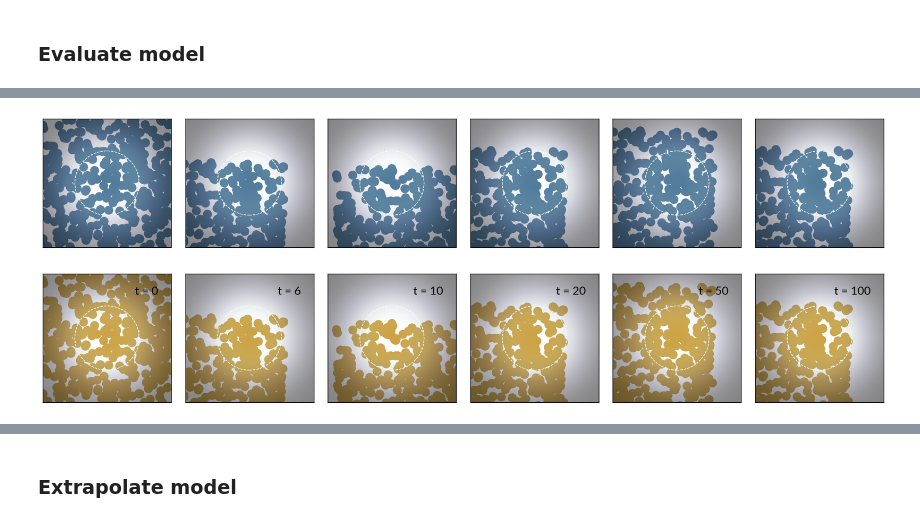
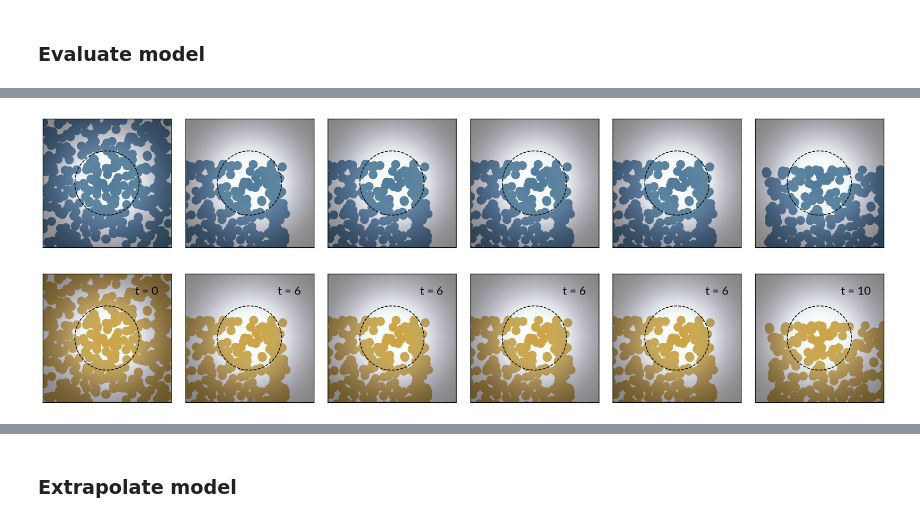
Before and after one commit to ninarina12/dynamiCXS, a Jupyter notebook: dynamicxs/systems/fluctuation/lotka.ipynb, the cells around one changed output, grey strips where cells are left out. Drawn from its saved outputs; the diff is of its cells as text; code cells hidden in the pictures.

```diff
--- a/dynamicxs/systems/fluctuation/lotka.ipynb
+++ b/dynamicxs/systems/fluctuation/lotka.ipynb
@@ -108,11 +108,11 @@ y0: torch.Size([1, 400, 2])
 Elapsed time: 0.000 s
 # %%
-i_eval = np.array([0,5,10,25,50,50])
+i_eval = np.array([0,1,2,4,6,8])
 t_eval = np.round(lv.t[i_eval].numpy()).astype(int)
 
 fig = lv.plot_series(y_batch[i_eval,0], ntype='none')
 for ax in fig._localaxes:
-    cxs.plot_probe(ax)
+    cxs.plot_probe(ax, ec='black')
 for i, ax in enumerate(fig._localaxes):
     ax.text(0.9, 0.9, 't = ' + str(t_eval[i]), ha='right', va='top', fontproperties=props, transform=ax.transAxes)
 #fig.savefig(image_dir + 'lotka_real_example.png', dpi=400, bbox_inches='tight', transparent=True)
@@ -223,7 +223,7 @@ NODE(
 model_path = 'T' + str(tf) + '_' + '_'.join(
     k.replace('_','') + format_str(v) for (k,v) in args.items())
 image_path = image_dir + model_path + '/'
-model_path = model_dir + model_path + '.torch'
+model_path = model_dir + model_path + '_0.torch'
 
 print(image_path)
 print(model_path)
@@ -233,5 +233,23 @@ models/T100_L2p0_R0p07_n42_dq0p75_fprobe0p25_fmask0p05_lmax0.torch
 # %% [markdown]
 ### Train model
+# %%
+class EMA(object):
+    def __init__(self, momentum=0.02):
+        self.momentum = momentum
+        self.reset()
+
+    def reset(self):
+        self.value = None
+        self.avg = 0
+
+    def update(self, value):
+        if self.value is None:
+            self.avg = value
+        else:
+            self.avg = self.avg*(1 - self.momentum) + value*self.momentum
+        self.value = value
+
+ema = EMA()
 # %%
 try: saved = torch.load(model_path)
 except:
@@ -243,3 +261,4 @@ else:
     node.load_state_dict(saved['state'])
     node.to(device)
     optimizer.load_state_dict(saved['optimizer'])
+    ema.update(loss[-1]/ema.momentum)
@@ -314,17 +360,17 @@ Elapsed time: 4.49 s
 # %%
 fig = node.plot_series(y_batch[i_eval,0], ntype='none')
 for i, ax in enumerate(fig._localaxes[-7:]):
-    node.cxs.plot_probe(ax)
+    node.cxs.plot_probe(ax, ec='black')
 
 fig = node.plot_series(y_pred[i_eval,0], ntype='none', colors='#CCA447')
 for i, ax in enumerate(fig._localaxes[-7:]):
-    node.cxs.plot_probe(ax)
+    node.cxs.plot_probe(ax, ec='black')
 
 for i, ax in enumerate(fig._localaxes[-7:]):
     ax.text(0.9, 0.9, 't = ' + str(t_eval[i]), ha='right', va='top', fontproperties=props, transform=ax.transAxes)
 # %% [output]
-[figure, old version]
+[figure, new version]
-[figure, old version]
+[figure, new version]
 # %%
 if node.lmax:
     vmin, vmax = 10**(np.log10(node.lmax)-3), node.lmax
```
Also changed, not shown: parts of 21 cells of this notebook, 5 other files.
